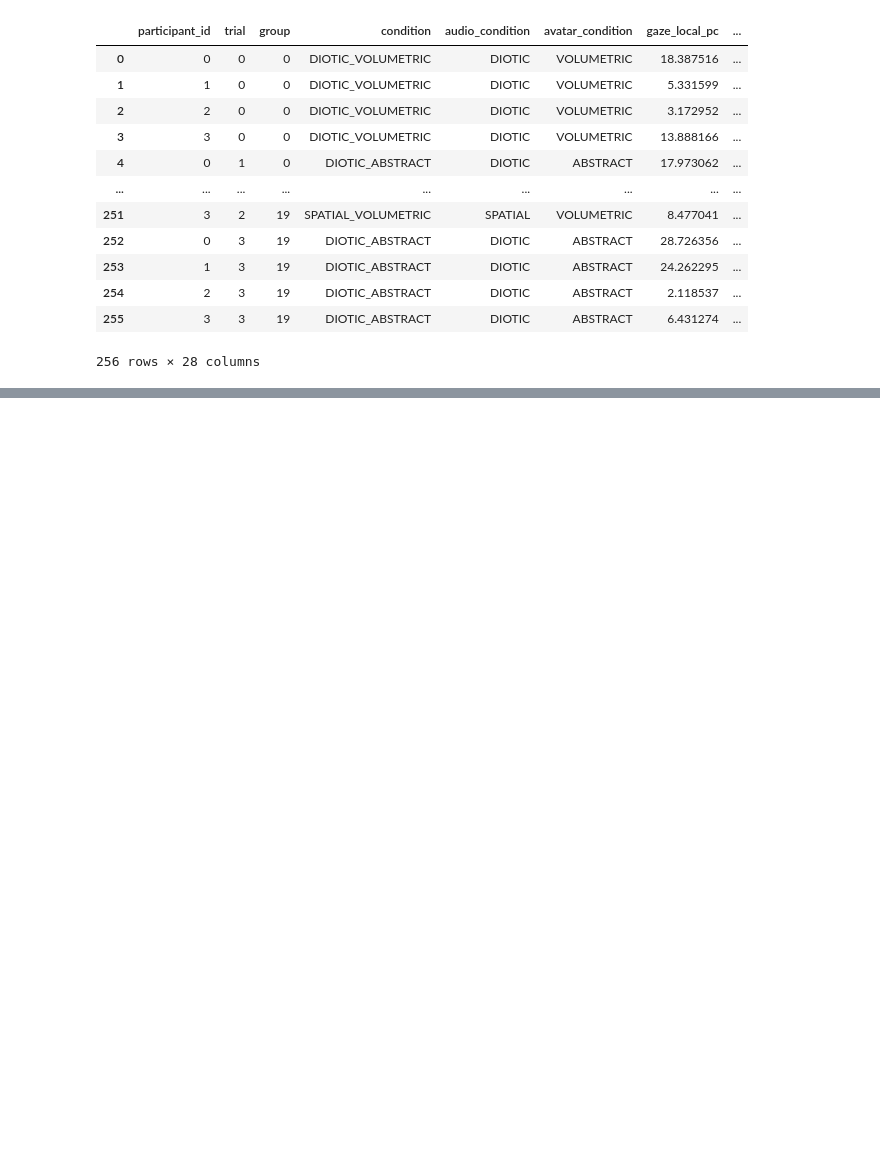
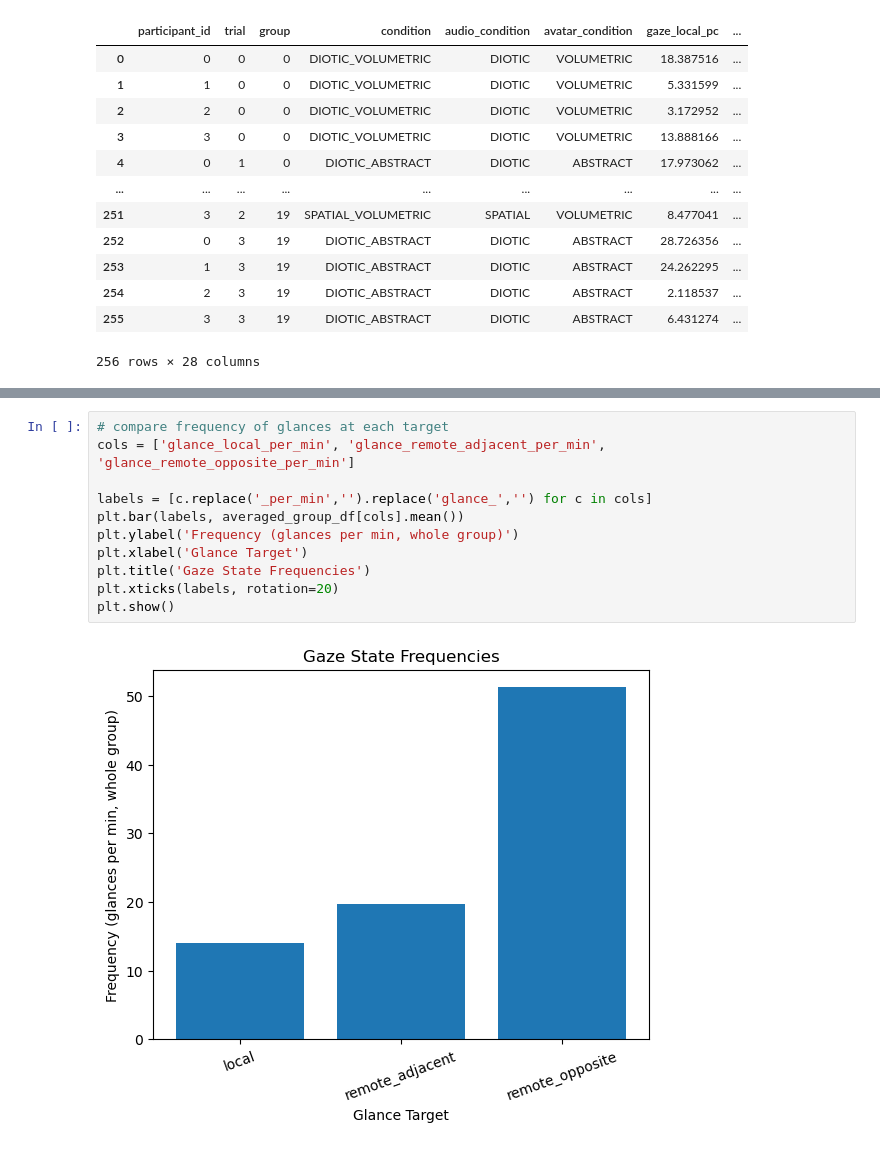
Before and after one commit to gary444/Recording-And-Analysis-Plugin, a Jupyter notebook: Python/GazeStatisticalAnalysis.ipynb, the cells around one changed output, grey strips where cells are left out. Saved outputs shown, nothing was run; the diff lists cells and outputs as text; blank space fills up the shorter version.

```diff
--- a/Python/GazeStatisticalAnalysis.ipynb
+++ b/Python/GazeStatisticalAnalysis.ipynb
@@ -170,0 +252,13 @@ audio_condition:avatar_condition  1.477429     1.0    15.0  0.242962
+# %%
+# compare frequency of glances at each target
+cols = ['glance_local_per_min', 'glance_remote_adjacent_per_min', 'glance_remote_opposite_per_min']
+
+labels = [c.replace('_per_min','').replace('glance_','') for c in cols]
+plt.bar(labels, averaged_group_df[cols].mean())
+plt.ylabel('Frequency (glances per min, whole group)')
+plt.xlabel('Glance Target')
+plt.title('Gaze State Frequencies')
+plt.xticks(labels, rotation=20)
+plt.show()
+# %% [output]
+[figure, added]
```
Also changed, not shown: parts of 31 cells of this notebook, 7 other files.
